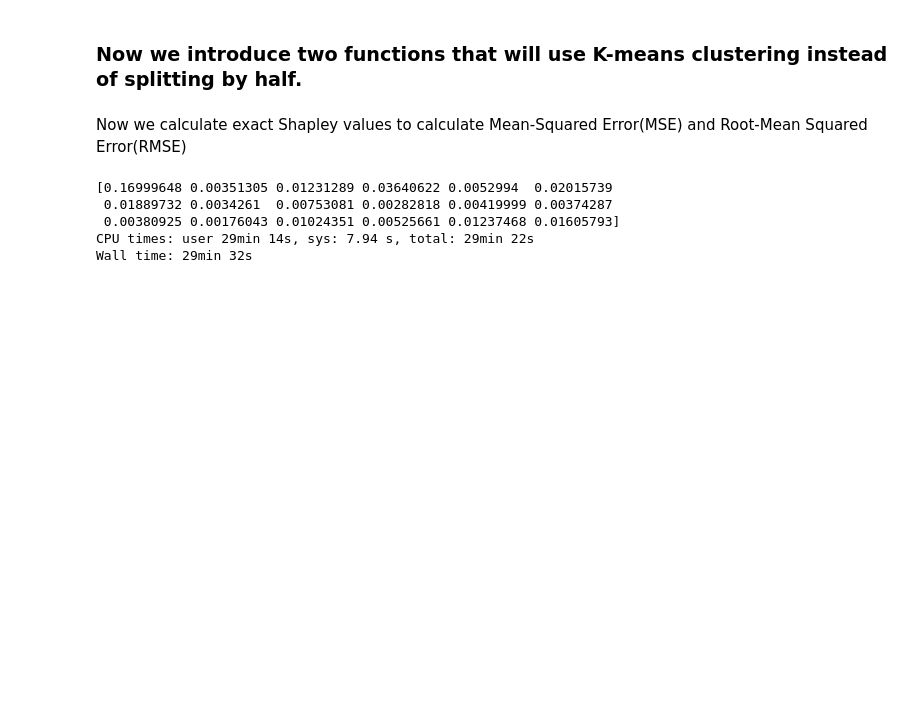
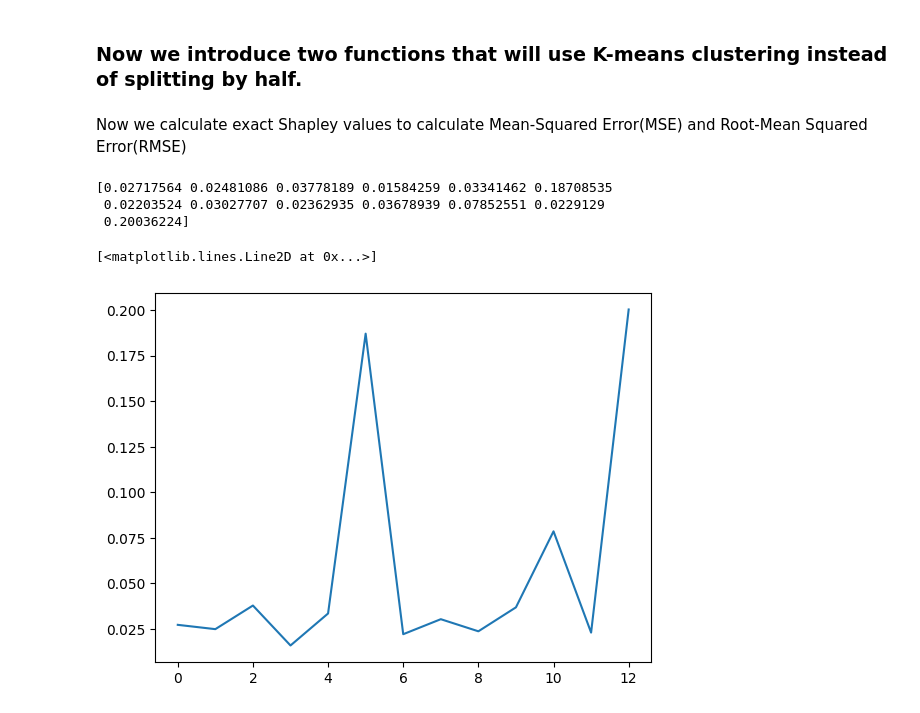
Before and after one commit to maximedidasca/hierarchical_shapley_approx, a Jupyter notebook: algo.ipynb, the cells around one changed output. Cells and saved outputs as stored; diff of their text form; code cells hidden in the pictures; blank space fills up the shorter version.

```diff
--- a/algo.ipynb
+++ b/algo.ipynb
@@ -162,0 +191,13 @@ reg.score(train_X, train_y), reg.coef_
+# %%
+from sklearn.datasets import load_boston
+boston = load_boston()
+
+X_boston = boston.data
+y_boston = boston.target
+
+train_X, val_X, train_y, val_y = train_test_split(X_boston, y_boston, random_state=42)
+
+train_X = X_boston
+val_X = X_boston
+train_y = y_boston
+val_y = y_boston
@@ -211,13 +286,26 @@ def partition_knn(X,y,model,k):
     return partitions
 # %% [markdown]
 Now we calculate exact Shapley values to calculate Mean-Squared Error(MSE) and Root-Mean Squared Error(RMSE)
-# %%
-%%time
-true_shapley = shapley_true(np.array(train_X), np.array(train_y), reg)
-print(true_shapley)
-# %% [output]
-[0.16999648 0.00351305 0.01231289 0.03640622 0.0052994  0.02015739
- 0.01889732 0.0034261  0.00753081 0.00282818 0.00419999 0.00374287
- 0.00380925 0.00176043 0.01024351 0.00525661 0.01237468 0.01605793]
-CPU times: user 29min 14s, sys: 7.94 s, total: 29min 22s
-Wall time: 29min 32s
+# %%
+from tqdm import tqdm
+
+N = X_boston.shape[1]
+shap = np.zeros(N)
+for i in tqdm(range(N)):
+    other_features = set(range(N))
+    other_features.remove(i)
+    subsets = [subset for j in range(N) for subset in findsubsets(other_features, j)]
+    for subset in subsets:
+        coeff = math.factorial(len(subset))*math.factorial(N - len(subset) - 1)/math.factorial(N)
+        shap[i] += coeff*(value(X_boston[:,list(subset) + [i]], y_boston, reg)-value(X_boston[:, list(subset)], y_boston, reg))
+true_shapley_boston = np.array(shap)
+print(true_shapley_boston)
+# %% [output]
+[0.02717564 0.02481086 0.03778189 0.01584259 0.03341462 0.18708535
+ 0.02203524 0.03027707 0.02362935 0.03678939 0.07852551 0.0229129
+ 0.20036224]
+# %%
+plt.plot(true_shapley_boston)
+# %% [output]
+[<matplotlib.lines.Line2D at 0x...>]
+[figure, added]
```
Also changed, not shown: parts of 25 cells of this notebook.
